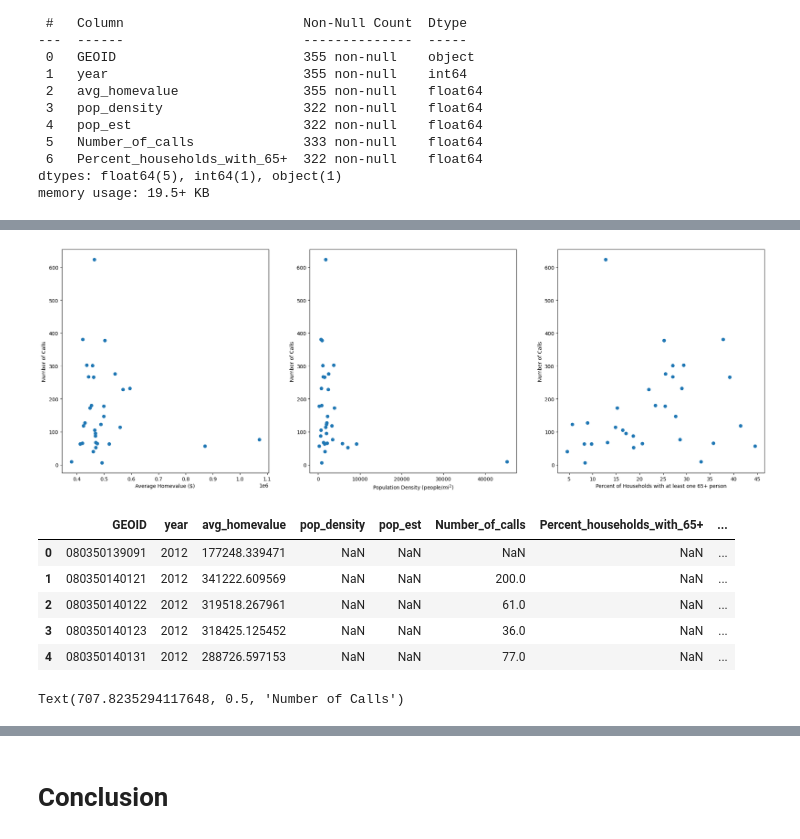
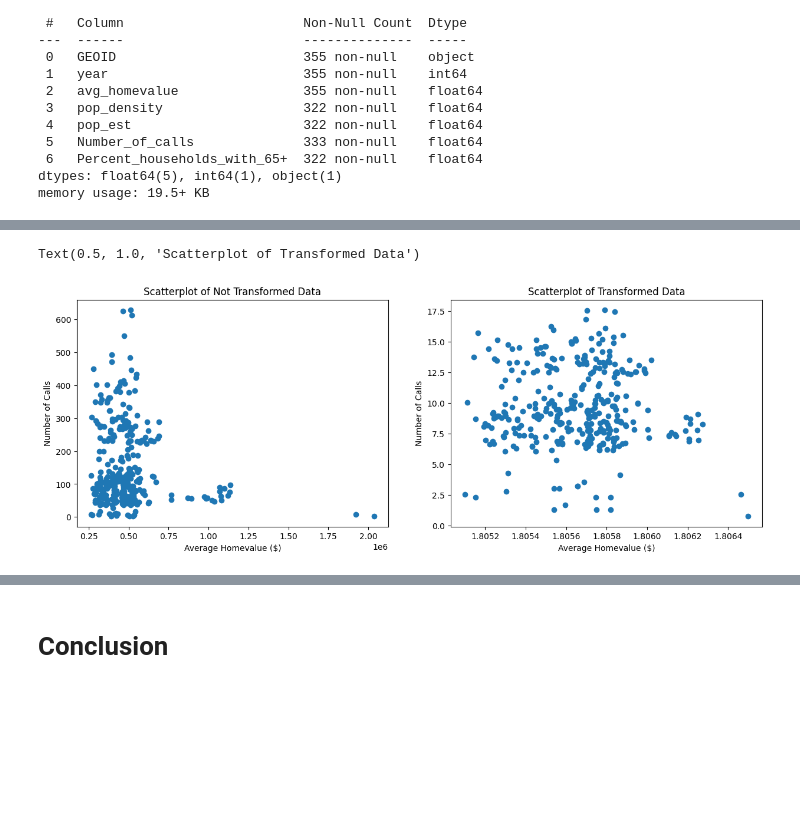
Before and after one commit to jordanlauritzen2/CRFR_Sp24_Project, a Jupyter notebook: CRFR_notebook.ipynb, the cells around one changed output, grey strips where cells are left out. Drawn from its saved outputs; the diff is of its cells as text; code cells hidden in the pictures; blank space fills up the shorter version.

```diff
--- a/CRFR_notebook.ipynb
+++ b/CRFR_notebook.ipynb
@@ -784,0 +828,11 @@ fig.show()
+# %%
+from pandas.plotting import scatter_matrix
+from sklearn.preprocessing import PowerTransformer
+from matplotlib import pyplot
+from pandas import DataFrame
+
+pt_bc = PowerTransformer(method= 'box-cox', standardize=False, copy=True)
+pt_yj = PowerTransformer(method='yeo-johnson', standardize=False, copy=True)
+# %%
+ahv_df = parcels_avgval_2.merge(num_inc_2, how ='left', on=['GEOID', 'year'])
+ahv_df
@@ -784,0 +854,7 @@ fig.show()
+# %%
+# transforming data
+transformed_data = pt_bc.fit_transform(ahv_df)
+# convert the array back to a dataframe
+dataset = DataFrame(transformed_data)
+
+dataset
@@ -784,0 +875,3 @@ fig.show()
+# %%
+dataset.rename(columns={0: 'avg_homevalue', 1: 'number_of_calls'}, inplace=True)
+dataset
@@ -785,47 +905,17 @@ fig.show()
 # %%
-fig,ax = plt.subplots(nrows=1, ncols=3, figsize=(25,8))
+fig,ax = plt.subplots(nrows=1, ncols=2, figsize=(15,5))
 
-my_year = 2018
-
-# Avg HV
-scatter1 = ax[0].scatter(model_df[model_df['year'] == my_year]['avg_homevalue'], model_df[model_df['year'] == my_year]['Number_of_calls'])
+# Not Transformed
+scatter1 = ax[0].scatter(model_df['avg_homevalue'], model_df['Number_of_calls'])
 ax[0].set_xlabel("Average Homevalue ($)")
 ax[0].set_ylabel("Number of Calls")
+ax[0].set_title("Scatterplot of Not Transformed Data")
 
-# Pop density
-scatter2 = ax[1].scatter(model_df[model_df['year'] == my_year]['pop_density'], model_df[model_df['year'] == my_year]['Number_of_calls'])
-ax[1].set_xlabel("Population Density (people/${mi}^2$)")
+# Transformed
+scatter2 = ax[1].scatter(dataset['avg_homevalue'], dataset['number_of_calls'])
+ax[1].set_xlabel("Average Homevalue ($)")
 ax[1].set_ylabel("Number of Calls")
-
-# Old pop
-scatter3 = ax[2].scatter(model_df[model_df['year'] == my_year]['Percent_households_with_65+'], model_df[model_df['year'] == my_year]['Number_of_calls'])
-ax[2].set_xlabel("Percent of Households with at least one 65+ person")
-ax[2].set_ylabel("Number of Calls")
-
-plt.show()
+ax[1].set_title("Scatterplot of Transformed Data")
 # %% [output]
+Text(0.5, 1.0, 'Scatterplot of Transformed Data')
-[figure, old version]
+[figure, new version]
-# %%
-model_df['inverse_number_of_calls'] = 1/model_df['Number_of_calls']
-model_df.head()
-# %% [output]
-|  | GEOID | year | avg_homevalue | pop_density | pop_est | Number_of_calls | Percent_households_with_65+ | ... |
-| 0 | 080350139091 | 2012 | 177248.339471 | NaN | NaN | NaN | NaN | ... |
-| 1 | 080350140121 | 2012 | 341222.609569 | NaN | NaN | 200.0 | NaN | ... |
-| 2 | 080350140122 | 2012 | 319518.267961 | NaN | NaN | 61.0 | NaN | ... |
-| 3 | 080350140123 | 2012 | 318425.125452 | NaN | NaN | 36.0 | NaN | ... |
-| 4 | 080350140131 | 2012 | 288726.597153 | NaN | NaN | 77.0 | NaN | ... |
-# %%
-# Avg HV
-my_year = 2013
-
-scatter1 = ax[0].scatter(model_df[model_df['year'] == my_year]['avg_homevalue'], model_df[model_df['year'] == my_year]['inverse_number_of_calls'])
-ax[0].set_xlabel("Average Homevalue ($)")
-ax[0].set_ylabel("Number of Calls")
-
-# Pop density
-scatter2 = ax[1].scatter(model_df[model_df['year'] == my_year]['pop_density'], model_df[model_df['year'] == my_year]['inverse_number_of_calls'])
-ax[1].set_xlabel("Population Density (people/${mi}^2$)")
-ax[1].set_ylabel("Number of Calls")
-# %% [output]
-Text(707.8235294117648, 0.5, 'Number of Calls')
```
Also changed, not shown: parts of 78 cells of this notebook.
